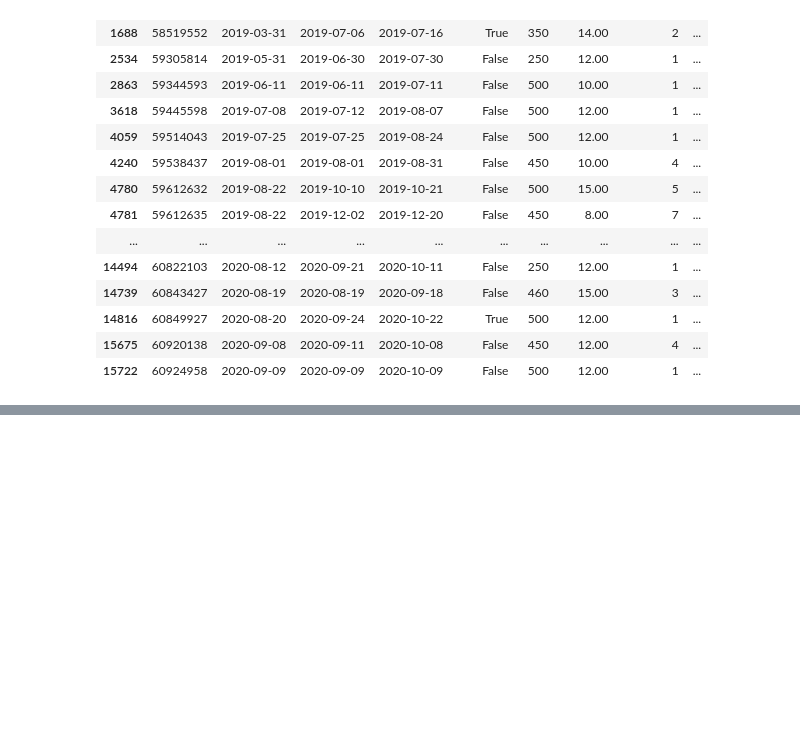
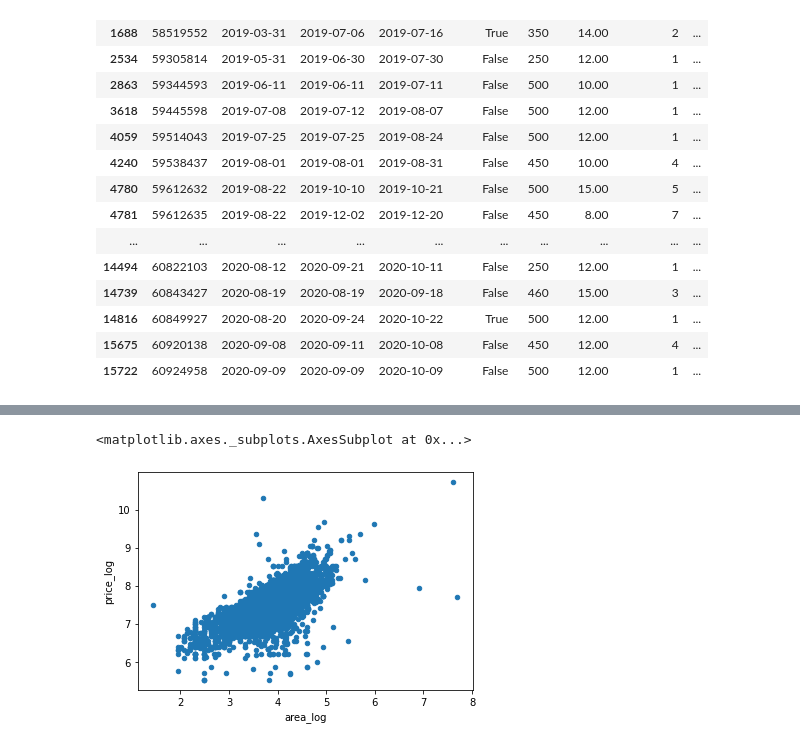
Before and after one commit to DepartmentOfStatisticsPUE/air-2022, a Jupyter notebook: notebooks/1_przetwarzanie.ipynb, the cells around one changed output, grey strips where cells are left out. Cells and saved outputs as stored; diff of their text form; code cells hidden in the pictures; blank space fills up the shorter version.

```diff
--- a/notebooks/1_przetwarzanie.ipynb
+++ b/notebooks/1_przetwarzanie.ipynb
@@ -132,0 +148,5 @@ rent[(rent.price <= 500) & (rent.flat_area <= 20)]
+# %%
+rent["price_m2"] = rent.price / rent.flat_area
+# rent["price_m2"] = rent["price"] / rent["flat_area"]
+rent[ ["price_m2", "price", "flat_area"] ]
+#rent.price_m2.hist(bins = 100)
@@ -132,0 +169,3 @@ rent[(rent.price <= 500) & (rent.flat_area <= 20)]
+# %%
+rent["price_log"] = np.log(rent.price) ## transformujemy zmienną price (logarytmujemy)
+rent["area_log"] = np.log(rent.flat_area)
@@ -132,0 +177,5 @@ rent[(rent.price <= 500) & (rent.flat_area <= 20)]
+# %%
+rent.plot.scatter(x = "area_log", y = "price_log")
+# %% [output]
+<matplotlib.axes._subplots.AxesSubplot at 0x...>
+[figure, added]
```
Also changed, not shown: parts of 21 cells of this notebook.
